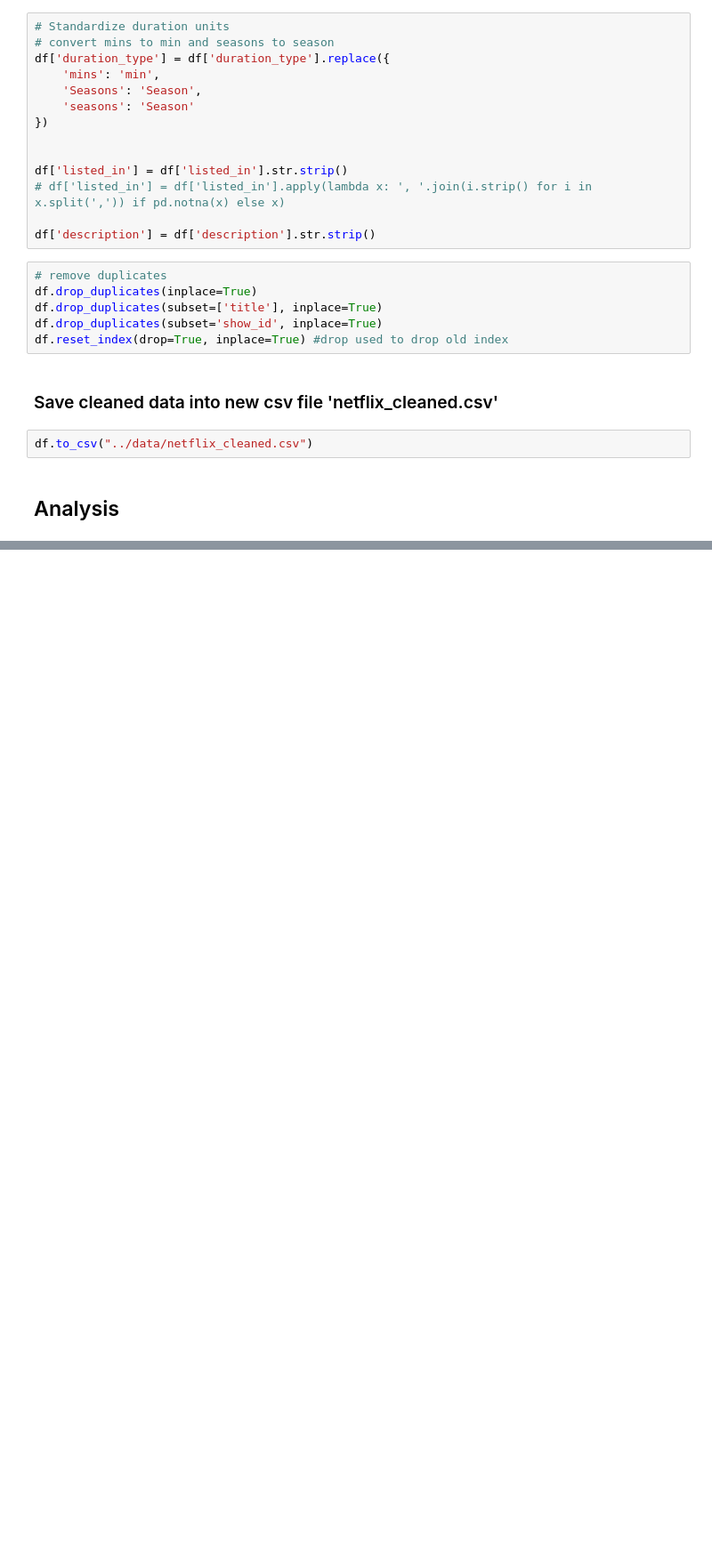
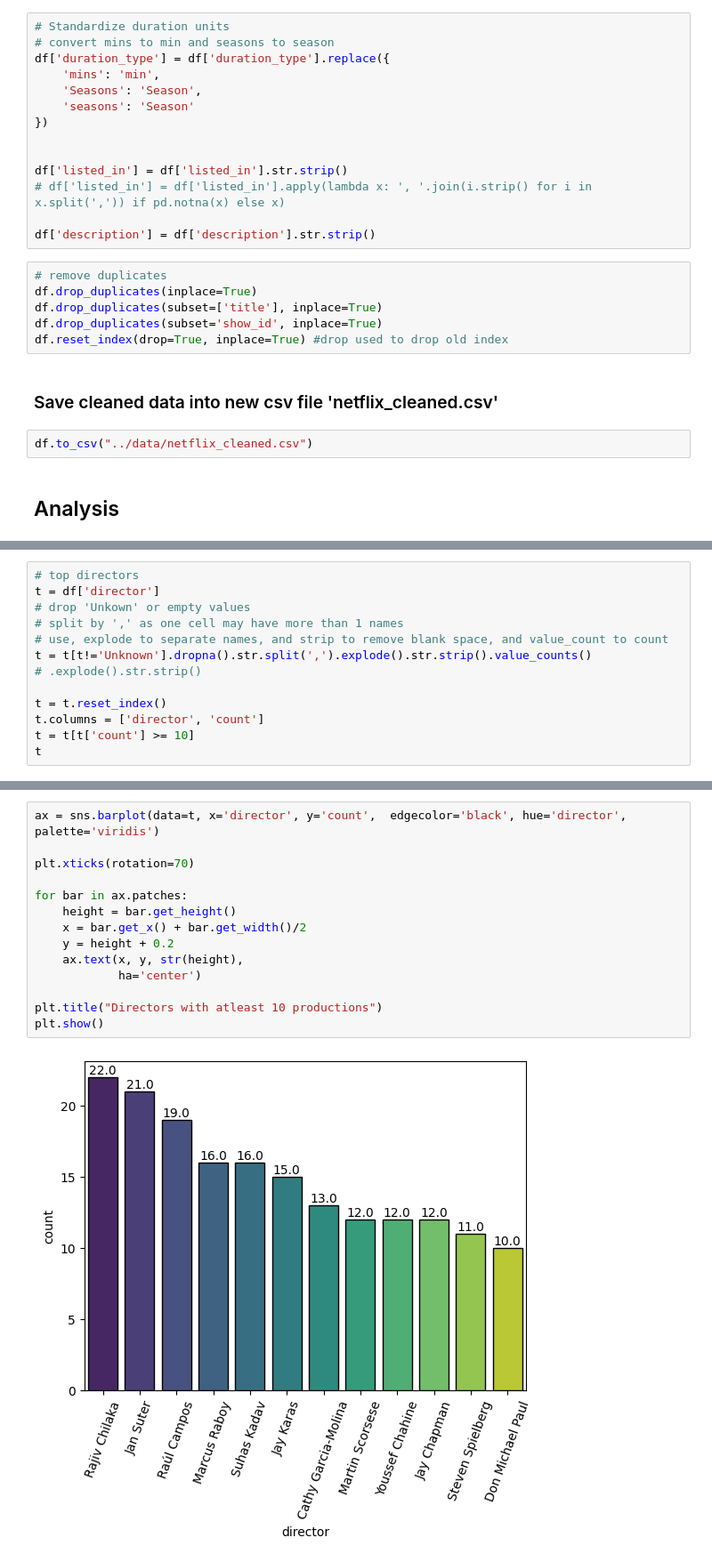
Before and after one commit to nikhilgusain/Netflix-ratings-analysis, a Jupyter notebook: notebooks/analysis.ipynb, the cells around one changed output, grey strips where cells are left out. Shown at 89% size. Saved outputs shown, nothing was run; the diff lists cells and outputs as text; blank space fills up the shorter version.

Commit message:
added directors wiht more than  10 production plot

```diff
--- a/notebooks/analysis.ipynb
+++ b/notebooks/analysis.ipynb
@@ -460,0 +433,13 @@ plt.show()
+# %%
+# top directors
+t = df['director']
+# drop 'Unkown' or empty values
+# split by ',' as one cell may have more than 1 names
+# use, explode to separate names, and strip to remove blank space, and value_count to count
+t = t[t!='Unknown'].dropna().str.split(',').explode().str.strip().value_counts()
+# .explode().str.strip()
+
+t = t.reset_index()
+t.columns = ['director', 'count']
+t = t[t['count'] >= 10]
+t
@@ -460,0 +460,16 @@ plt.show()
+# %%
+ax = sns.barplot(data=t, x='director', y='count',  edgecolor='black', hue='director', palette='viridis')
+
+plt.xticks(rotation=70)
+
+for bar in ax.patches:
+    height = bar.get_height()
+    x = bar.get_x() + bar.get_width()/2
+    y = height + 0.2
+    ax.text(x, y, str(height),
+            ha='center')
+
+plt.title("Directors with atleast 10 productions")
+plt.show()
+# %% [output]
+[figure, added]
```
Also changed, not shown: parts of 21 cells of this notebook.
